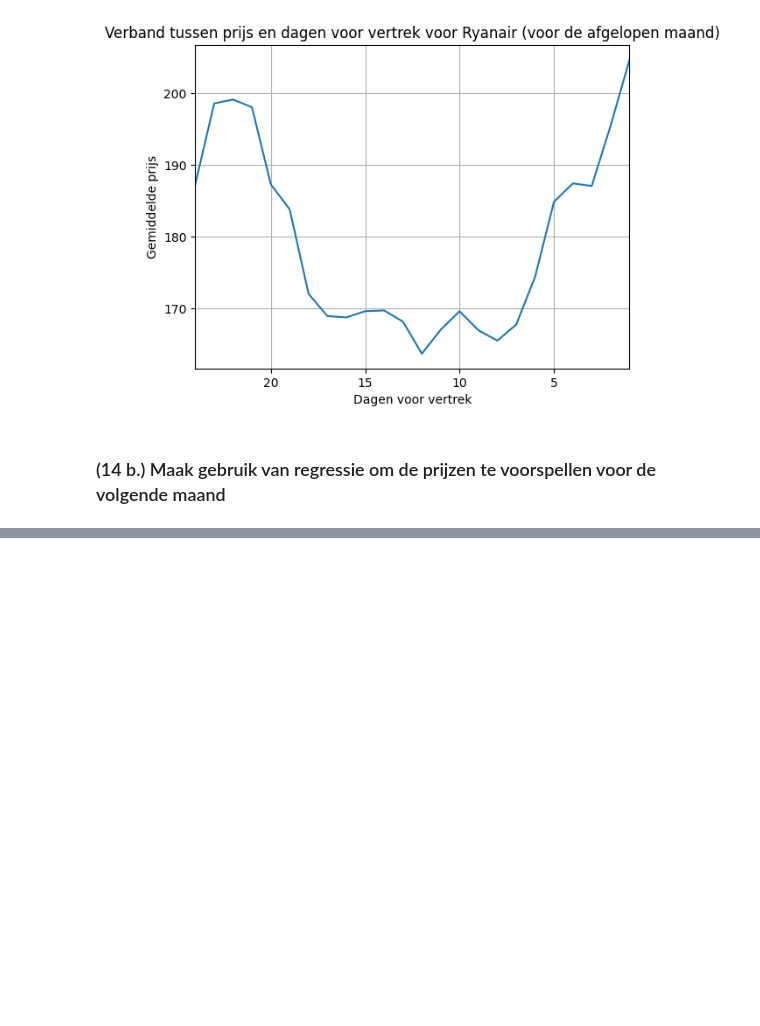
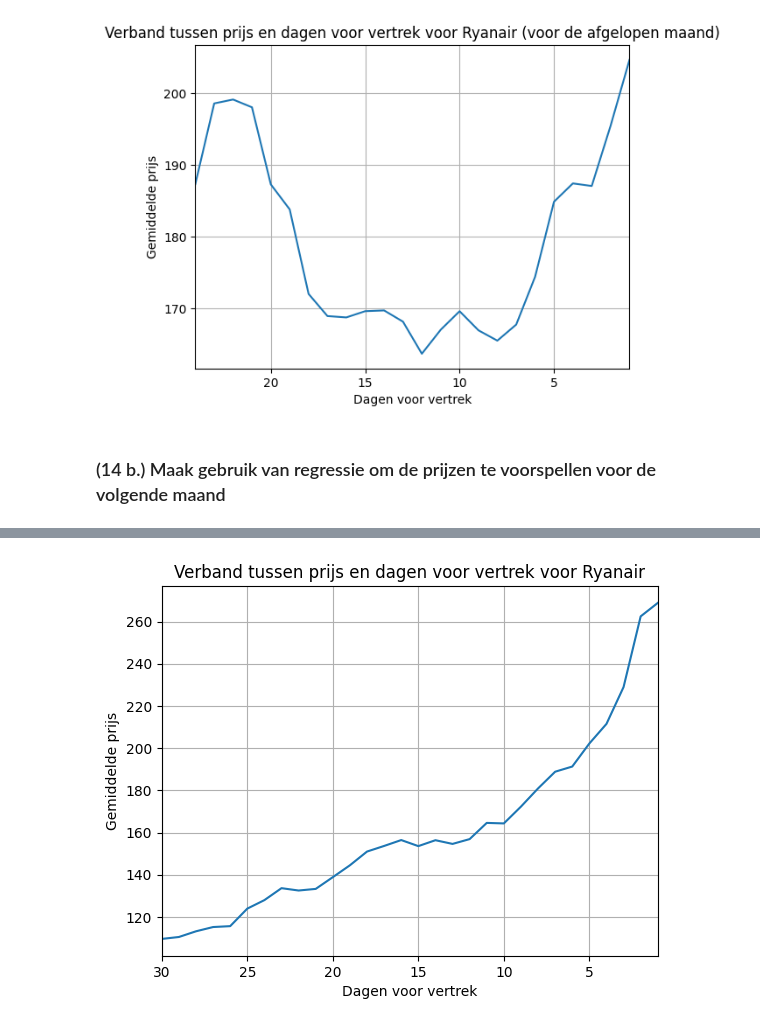
Before and after one commit to Floris-Buyse-FB/Data-Engineering-Project, a Jupyter notebook: analyse.ipynb, the cells around one changed output, grey strips where cells are left out. Cells and saved outputs as stored; diff of their text form; code cells hidden in the pictures; blank space fills up the shorter version.

```diff
--- a/analyse.ipynb
+++ b/analyse.ipynb
@@ -359,0 +480,8 @@ from sklearn.linear_model import LinearRegression
+# %%
+df_next_month = df_total[df_total['departureDateID'].dt.month == one_month_ago.month + 1]
+
+df_next_month = df_next_month[df_next_month['daysBeforeDeparture'] <= 30]
+df_next_month = df_next_month[df_next_month['carrierID'] == 3]
+df_next_month.drop(['carrierID', 'country', 'airportCode', 'fullDate', 'scrapeDateID', 'departureDateID'], axis=1, inplace=True)
+
+df_next_month.info()
@@ -359,0 +504,11 @@ from sklearn.linear_model import LinearRegression
+# %%
+cities = df_next_month['city']
+
+encoded_cities = pd.get_dummies(cities, prefix='city')
+
+df_next_month = pd.concat([df_next_month, encoded_cities], axis=1)
+df_next_month_prices = df_next_month[['adultPrice', 'daysBeforeDeparture']]
+df_next_month.drop(['city', 'adultPrice'], axis=1, inplace=True)
+df_next_month.reset_index(drop=True, inplace=True)
+
+df_next_month.head(5)
@@ -359,0 +522,12 @@ from sklearn.linear_model import LinearRegression
+# %%
+next_month_prices = model.predict(df_next_month)
+
+df_next_month_prices = pd.DataFrame(df_next_month_prices)
+df_next_month_prices['predictedPrice'] = next_month_prices
+df_next_month_prices['difference'] = df_next_month_prices['predictedPrice'] - df_next_month_prices['adultPrice']
+df_next_month_prices['difference'] = df_next_month_prices['difference'].abs()
+df_next_month_prices['difference'] = df_next_month_prices['difference'].round(2)
+df_next_month_prices['predictedPrice'] = df_next_month_prices['predictedPrice'].round(2)
+df_next_month_prices.reset_index(drop=True, inplace=True)
+
+df_next_month_prices
@@ -359,0 +548,12 @@ from sklearn.linear_model import LinearRegression
+# %%
+average_prices = df_next_month_prices.groupby('daysBeforeDeparture')['adultPrice'].mean().sort_index(ascending=False)
+
+plt.plot(average_prices.index, average_prices.values)
+plt.xlabel('Dagen voor vertrek')
+plt.ylabel('Gemiddelde prijs')
+plt.title('Verband tussen prijs en dagen voor vertrek voor Ryanair')
+plt.xlim(max(average_prices.index), min(average_prices.index))
+plt.grid()
+plt.show()
+# %% [output]
+[figure, added]
```
Also changed, not shown: parts of 11 cells of this notebook.
